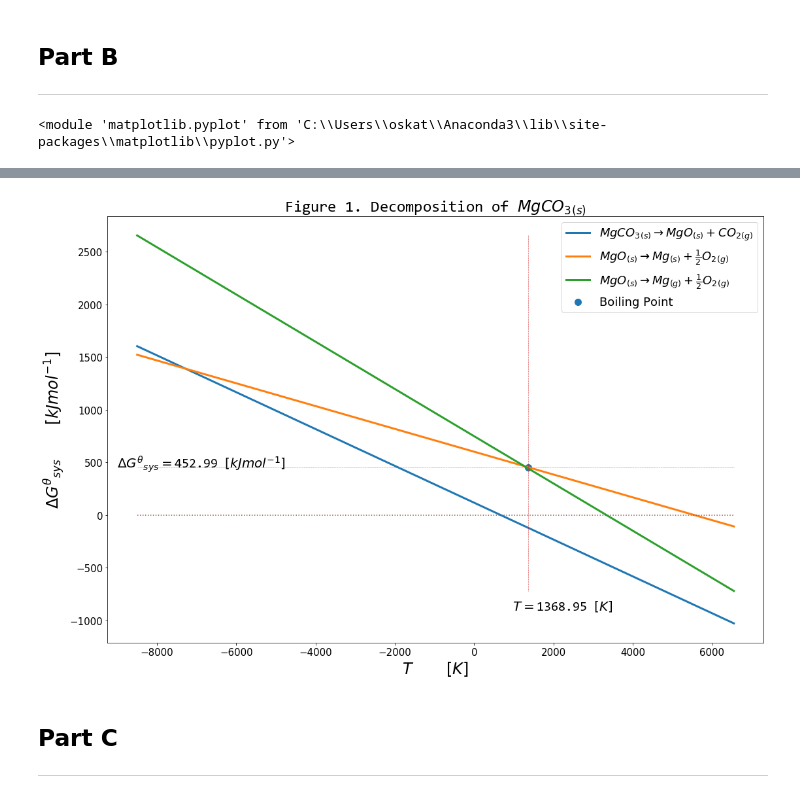
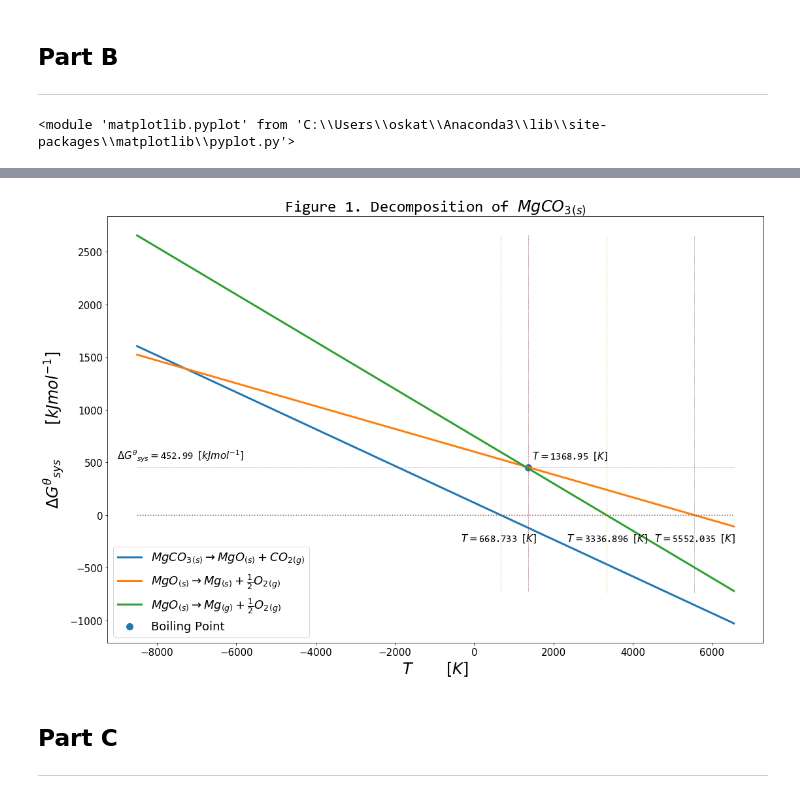
Before and after one commit to KiraSensei13/MNT_ITESM_courses, a Jupyter notebook: 2.2.ThermodynamicsOfMaterials/thermo_Hwk07/A01212611_thermo_Hwk07.ipynb, the cells around one changed output, grey strips where cells are left out. Drawn from its saved outputs; the diff is of its cells as text; code cells hidden in the pictures.

```diff
--- a/2.2.ThermodynamicsOfMaterials/thermo_Hwk07/A01212611_thermo_Hwk07.ipynb
+++ b/2.2.ThermodynamicsOfMaterials/thermo_Hwk07/A01212611_thermo_Hwk07.ipynb
@@ -283,8 +275,8 @@ def plotDeltaG_(plot_name, Tmin, Tmax, H1, S1, G1_name, H2, S2, G2_name, H3, S3,
     plt.scatter(T_boi,G_boi,s=100, label='Boiling Point')
     plt.plot(np.linspace(T_boi, T_boi, 1000), G3, '--', linewidth=0.5);
     plt.plot(T, np.linspace(G_boi, G_boi, 1000), '--', linewidth=0.5);
-    plt.annotate(r'${{\Delta G}^\theta}_{sys} = $' + str(round(G_boi,2)) + ' ' + r'$[kJ mol^{-1}]$', xy=(-9000,G_boi), xycoords='data', fontsize=20, **pfont)
-    plt.annotate(r'$T = $' + str(round(T_boi,2)) + ' ' + r'$[K]$', xy=(T_boi-400,-900), xycoords='data', fontsize=20, **pfont)
+    plt.annotate(r'${{\Delta G}^\theta}_{sys} = $' + str(round(G_boi,2)) + ' ' + r'$[kJ mol^{-1}]$', xy=(-9000,G_boi+80), xycoords='data', fontsize=15, **pfont)
+    plt.annotate(r'$T = $' + str(round(T_boi,2)) + ' ' + r'$[K]$', xy=(T_boi+100,G_boi+80), xycoords='data', fontsize=15, **pfont)
 
     Tzeros = np.linspace(0, 0, 1000);
     plt.plot(T, Tzeros, ':', linewidth=1.5);
@@ -309,10 +301,16 @@ G1_name = r'$ {Mg C O_3}_{(s)} \rightarrow {Mg O}_{(s)} + {C O_2}_{(g)} $';
 H2 = 601.241;
 S2 = 0.108292;
 G2_name = r'$ {Mg O}_{(s)} \rightarrow {Mg}_{(s)} + \frac{1}{2}{O_2}_{(g)} $';
-G1_name = r'$ {Mg C O_3}_{(s)} \rightarrow {Mg O}_{(s)} + {C O_2}_{(g)} $';
 H3 = 748.341;
 S3 = 0.2242626;
 G3_name = r'$ {Mg O}_{(s)} \rightarrow {Mg}_{(g)} + \frac{1}{2}{O_2}_{(g)} $';
 plotDeltaG_(plot_name, Tmin, Tmax, H1, S1, G1_name, H2, S2, G2_name, H3, S3, G3_name);
+plt.plot(np.linspace(668.733, 668.733, 1000), np.linspace(-740, 2650, 1000), '--', linewidth=0.5);
+plt.plot(np.linspace(5552.035, 5552.035, 1000), np.linspace(-740, 2650, 1000), '--', linewidth=0.5);
+plt.plot(np.linspace(3336.896, 3336.896, 1000), np.linspace(-740, 2650, 1000), '--', linewidth=0.5);
+plt.annotate(r'$T = $' + '668.733 ' + r'$[K]$', xy=(668-1000,0-250), xycoords='data', fontsize=15, **pfont)
+plt.annotate(r'$T = $' + '5552.035 ' + r'$[K]$', xy=(5552-1000,0-250), xycoords='data', fontsize=15, **pfont)
+plt.annotate(r'$T = $' + '3336.896 ' + r'$[K]$', xy=(3336-1000,0-250), xycoords='data', fontsize=15, **pfont)
+display(plt);
 # %% [output]
 <module 'matplotlib.pyplot' from 'C:\\Users\\oskat\\Anaconda3\\lib\\site-packages\\matplotlib\\pyplot.py'>
@@ -319,4 +318,4 @@ plotDeltaG_(plot_name, Tmin, Tmax, H1, S1, G1_name, H2, S2, G2_name, H3, S3, G3_
-[figure, old version]
+[figure, new version]
 # %% [markdown]
 ## Part C
 ___
```
Also changed, not shown: parts of 17 cells of this notebook.
